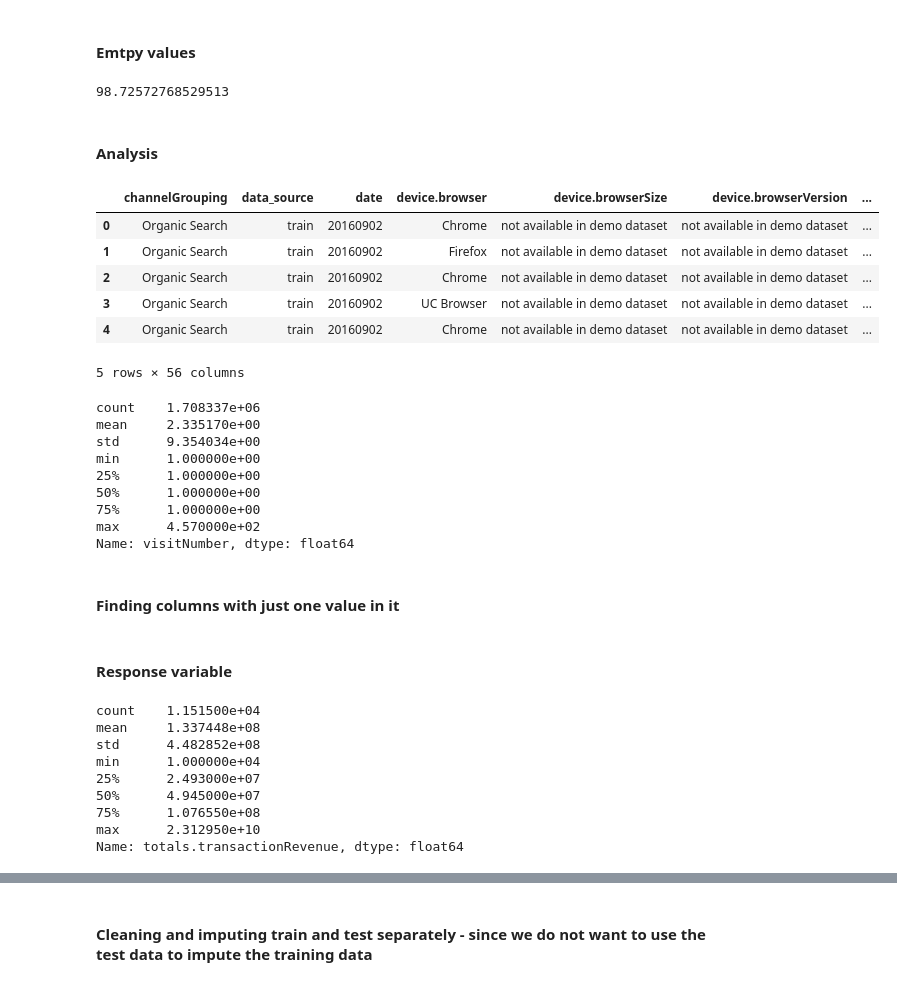
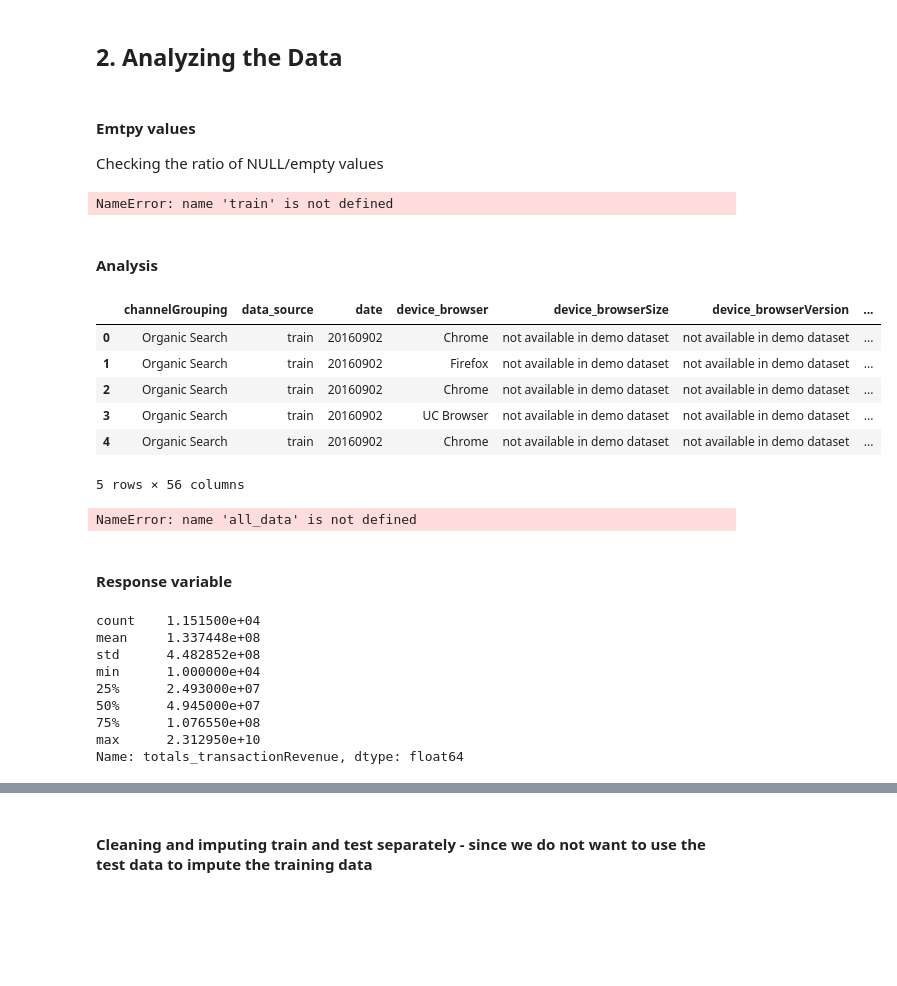
Before and after one commit to Beanefeather/sys6018-competition-revenue-prediction, a Jupyter notebook: MRK/kaggle.ipynb, the cells around one changed output, grey strips where cells are left out. Saved outputs shown, nothing was run; the diff lists cells and outputs as text; code cells hidden in the pictures; blank space fills up the shorter version.

```diff
--- a/MRK/kaggle.ipynb
+++ b/MRK/kaggle.ipynb
@@ -63,33 +64,23 @@ all_data.shape
+# %% [markdown]
+## 2. Analyzing the Data
 # %% [markdown]
 #### Emtpy values
+
+Checking the ratio of NULL/empty values
 # %%
-100 * float(train['totals.transactionRevenue'].isnull().sum())/len(train['totals.transactionRevenue'])
+100 * float(train['totals_transactionRevenue'].isnull().sum())/len(train['totals_transactionRevenue'])
 # %% [output]
-98.72572768529513
+NameError: name 'train' is not defined
 # %% [markdown]
 #### Analysis
 # %%
-all_data.drop([u'Unnamed: 0'], axis = 1, inplace = True)
+#all_data.drop([u'Unnamed: 0'], axis = 1, inplace = True)
 all_data.head()
 # %% [output]
-|  | channelGrouping | data_source | date | device.browser | device.browserSize | device.browserVersion | ... |
+|  | channelGrouping | data_source | date | device_browser | device_browserSize | device_browserVersion | ... |
 | 0 | Organic Search | train | 20160902 | Chrome | not available in demo dataset | not available in demo dataset | ... |
 | 1 | Organic Search | train | 20160902 | Firefox | not available in demo dataset | not available in demo dataset | ... |
 | 2 | Organic Search | train | 20160902 | Chrome | not available in demo dataset | not available in demo dataset | ... |
 | 3 | Organic Search | train | 20160902 | UC Browser | not available in demo dataset | not available in demo dataset | ... |
 | 4 | Organic Search | train | 20160902 | Chrome | not available in demo dataset | not available in demo dataset | ... |
 5 rows × 56 columns
-# %%
-all_data.visitNumber.describe()
-# %% [output]
-count    1.708337e+06
-mean     2.335170e+00
-std      9.354034e+00
-min      1.000000e+00
-25%      1.000000e+00
-50%      1.000000e+00
-75%      1.000000e+00
-max      4.570000e+02
-Name: visitNumber, dtype: float64
-# %% [markdown]
-#### Finding columns with just one value in it
@@ -100,8 +87,13 @@ drop_columns = [each for each in drop_columns if each not in ['totals.transactio
+# %%
+#### Distribution of the 'visitNumber' variable
+all_data.visitNumber.describe()
+# %% [output]
+NameError: name 'all_data' is not defined
 # %% [markdown]
 #### Response variable
 # %%
-all_data['totals.transactionRevenue'] = pd.to_numeric(all_data['totals.transactionRevenue'])
-all_data['totals.transactionRevenue'].describe()
+all_data['totals_transactionRevenue'] = pd.to_numeric(all_data['totals_transactionRevenue'])
+all_data['totals_transactionRevenue'].describe()
 # %% [output]
 count    1.151500e+04
 mean     1.337448e+08
@@ -111,4 +103,4 @@ min      1.000000e+04
 50%      4.945000e+07
 75%      1.076550e+08
 max      2.312950e+10
-Name: totals.transactionRevenue, dtype: float64
+Name: totals_transactionRevenue, dtype: float64
```
Also changed, not shown: parts of 39 cells of this notebook.
